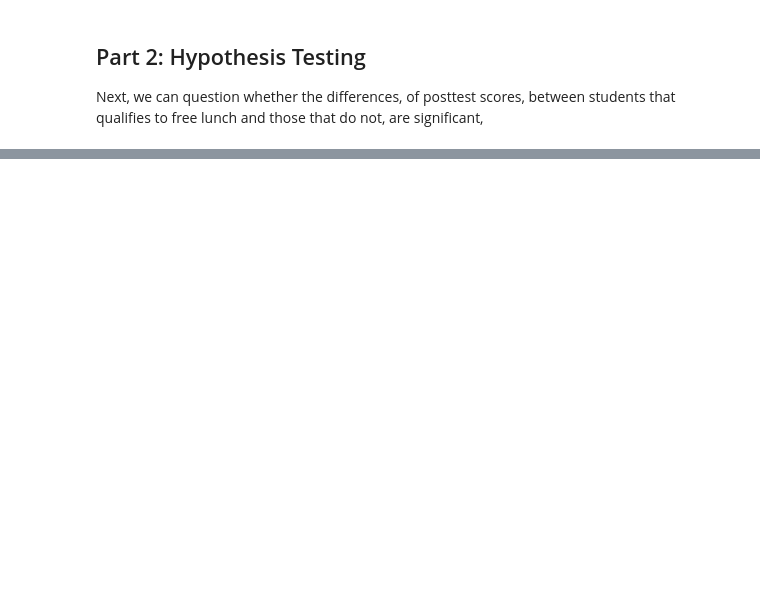
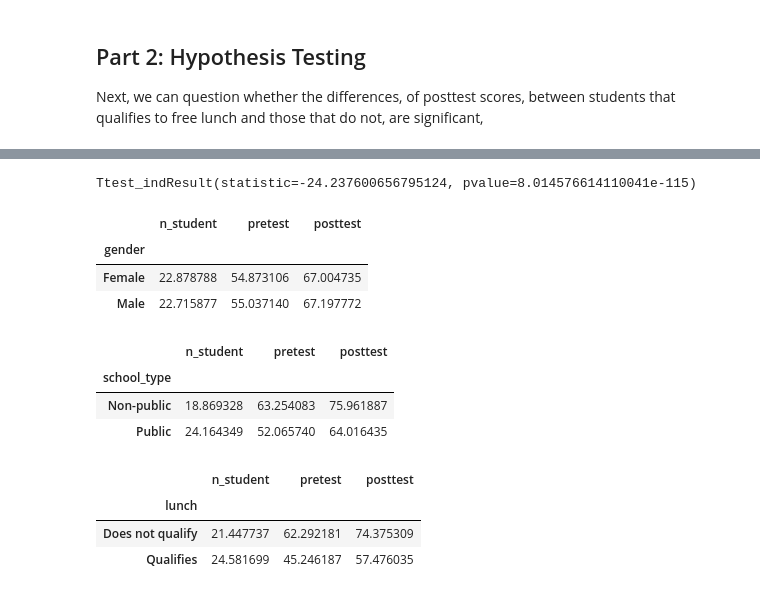
Before and after one commit to Matt88Ac/ModernStatistics_Final, a Jupyter notebook: Test_Scores.ipynb, the cells around one changed output, grey strips where cells are left out. Saved outputs shown, nothing was run; the diff lists cells and outputs as text; code cells hidden in the pictures; blank space fills up the shorter version.

```diff
--- a/Test_Scores.ipynb
+++ b/Test_Scores.ipynb
@@ -123,0 +217,34 @@ Next, we can question whether the differences, of posttest scores, between stude
+# %%
+above_23=[]
+less_23=[]
+
+for i in range(df.shape[0]):
+    if df.loc[i]['n_student']<24:
+        less_23.append(df.loc[i]['posttest'])
+    else:
+        above_23.append(df.loc[i]['posttest'])
+
+ttest_ind(above_23,less_23)
+# %% [output]
+Ttest_indResult(statistic=-24.237600656795124, pvalue=8.014576614110041e-115)
+# %%
+df.groupby('gender').mean()
+# %% [output]
+|  | n_student | pretest | posttest |
+| gender |  |  |  |
+| Female | 22.878788 | 54.873106 | 67.004735 |
+| Male | 22.715877 | 55.037140 | 67.197772 |
+# %%
+df.groupby('school_type').mean()
+# %% [output]
+|  | n_student | pretest | posttest |
+| school_type |  |  |  |
+| Non-public | 18.869328 | 63.254083 | 75.961887 |
+| Public | 24.164349 | 52.065740 | 64.016435 |
+# %%
+df.groupby('lunch').mean()
+# %% [output]
+|  | n_student | pretest | posttest |
+| lunch |  |  |  |
+| Does not qualify | 21.447737 | 62.292181 | 74.375309 |
+| Qualifies | 24.581699 | 45.246187 | 57.476035 |
```
Also changed, not shown: parts of 11 cells of this notebook.
